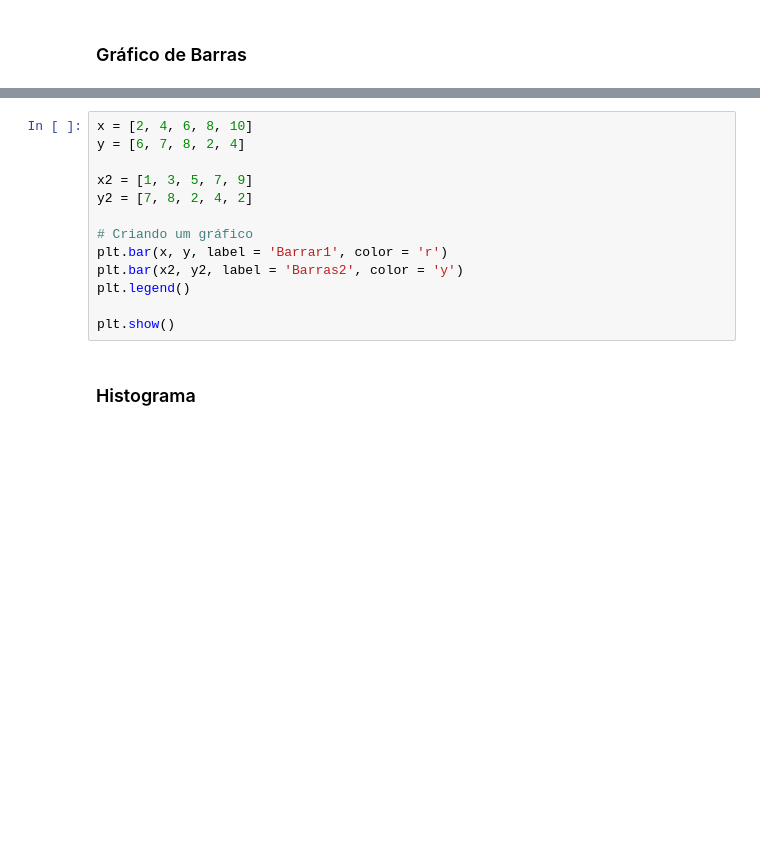
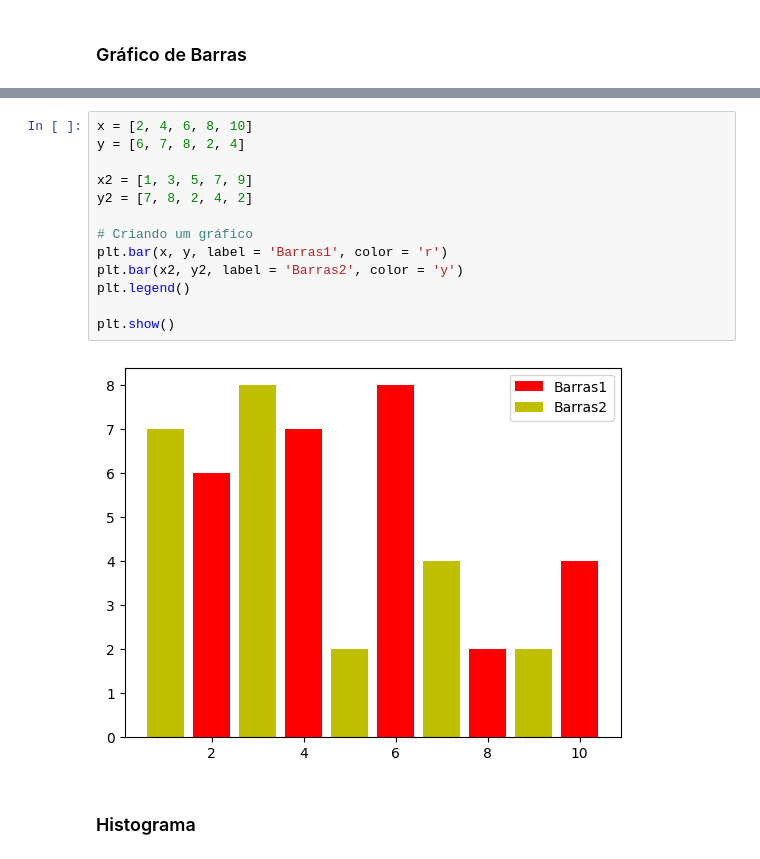
Before and after one commit to tmoura/softexIA, a Jupyter notebook: 15_Visualizacao_de_Dados.ipynb, the cells around one changed output, grey strips where cells are left out. Cells and saved outputs as stored; diff of their text form; blank space fills up the shorter version.

```diff
--- a/15_Visualizacao_de_Dados.ipynb
+++ b/15_Visualizacao_de_Dados.ipynb
@@ -36,16 +40,18 @@ plt.tick_params(axis='both', labelsize=10)
 # %%
 x = [2, 4, 6, 8, 10]
 y = [6, 7, 8, 2, 4]
 
 x2 = [1, 3, 5, 7, 9]
 y2 = [7, 8, 2, 4, 2]
 
 # Criando um gráfico
-plt.bar(x, y, label = 'Barrar1', color = 'r')
+plt.bar(x, y, label = 'Barras1', color = 'r')
 plt.bar(x2, y2, label = 'Barras2', color = 'y')
 plt.legend()
 
 plt.show()
+# %% [output]
+[figure, added]
 # %% [markdown]
 ### Histograma
 # %%
```
Also changed, not shown: parts of 20 cells of this notebook.
